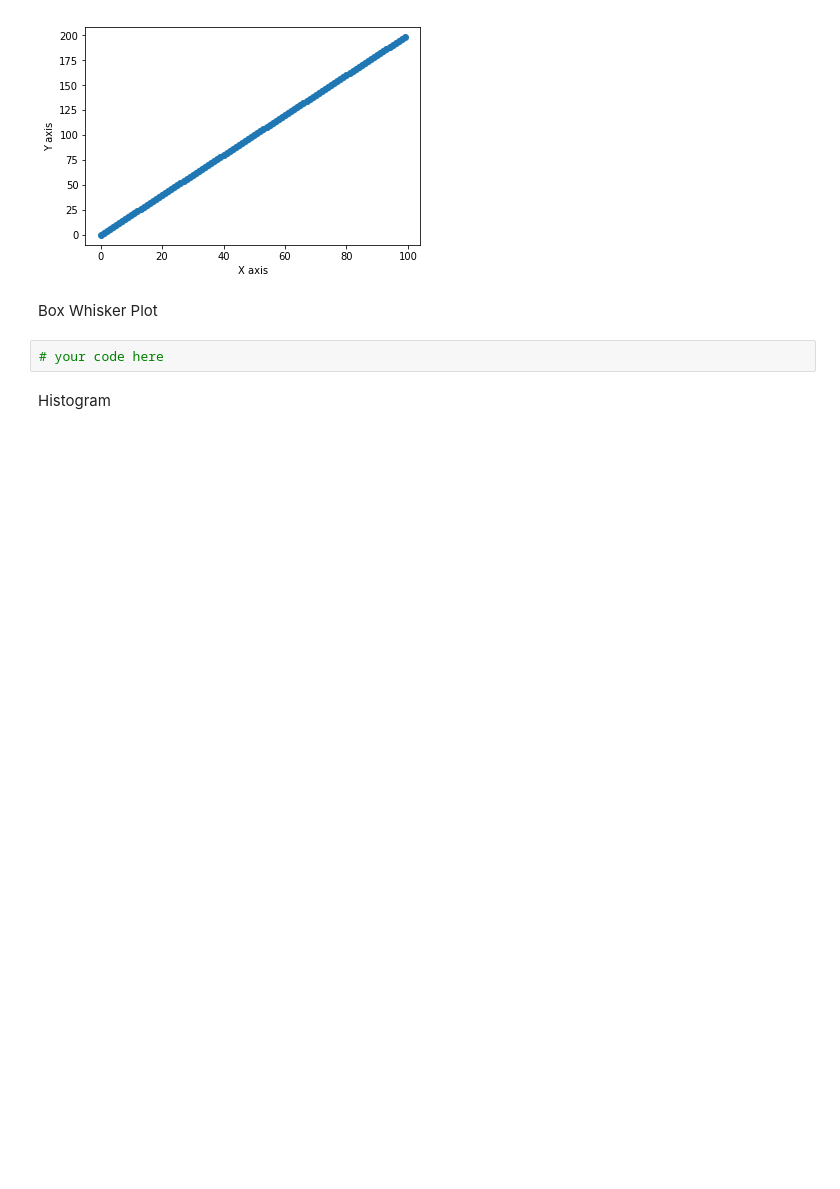
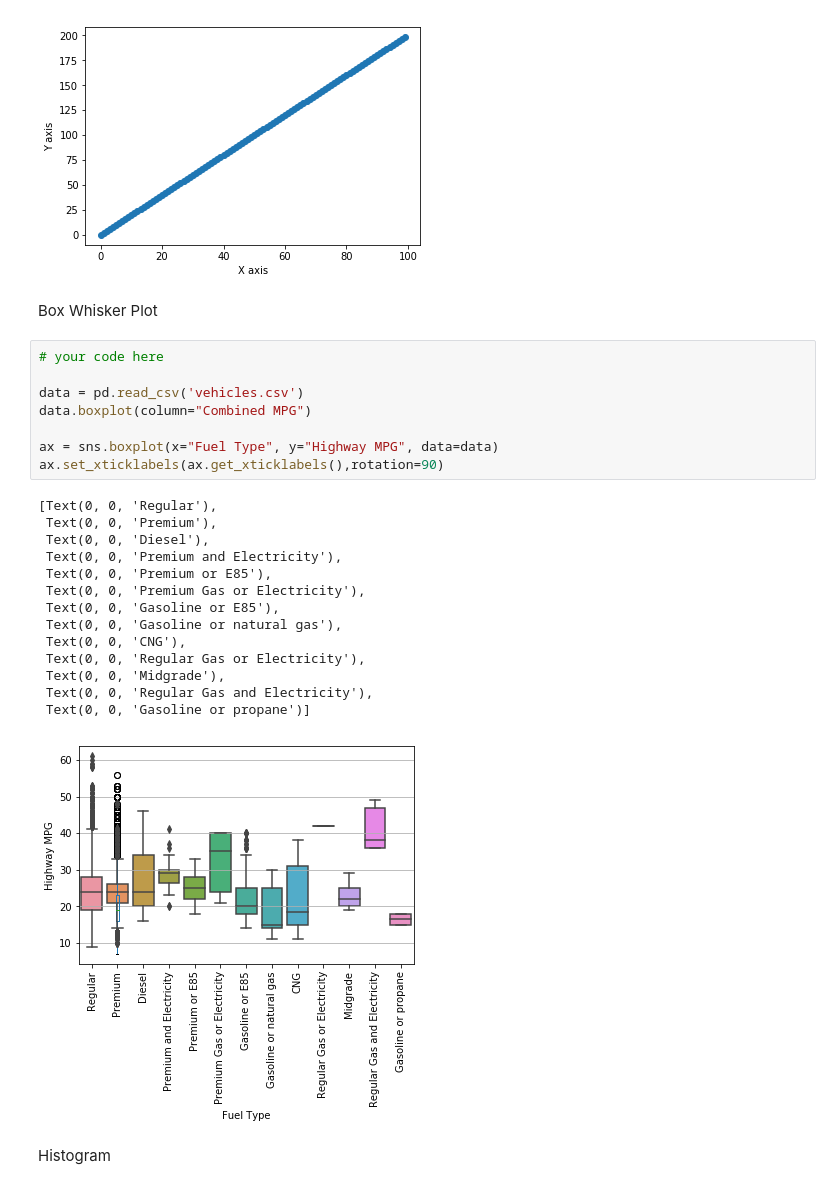
Before and after one commit to stressisboucard/ironhack-datalabs-dataparis0619-pt, a Jupyter notebook: module-2/lab-matplotlib-seaborn/your-code/challenge-1.ipynb, the cells around one changed output. Saved outputs shown, nothing was run; the diff lists cells and outputs as text; blank space fills up the shorter version.

```diff
--- a/module-2/lab-matplotlib-seaborn/your-code/challenge-1.ipynb
+++ b/module-2/lab-matplotlib-seaborn/your-code/challenge-1.ipynb
@@ -110,8 +110,29 @@ Text(0, 0.5, 'Y axis')
 [figure]
 # %% [markdown]
 Box Whisker Plot
-# %%
-# your code here
+# %%
+# your code here
+
+data = pd.read_csv('vehicles.csv')
+data.boxplot(column="Combined MPG")
+
+ax = sns.boxplot(x="Fuel Type", y="Highway MPG", data=data)
+ax.set_xticklabels(ax.get_xticklabels(),rotation=90)
+# %% [output]
+[Text(0, 0, 'Regular'),
+ Text(0, 0, 'Premium'),
+ Text(0, 0, 'Diesel'),
+ Text(0, 0, 'Premium and Electricity'),
+ Text(0, 0, 'Premium or E85'),
+ Text(0, 0, 'Premium Gas or Electricity'),
+ Text(0, 0, 'Gasoline or E85'),
+ Text(0, 0, 'Gasoline or natural gas'),
+ Text(0, 0, 'CNG'),
+ Text(0, 0, 'Regular Gas or Electricity'),
+ Text(0, 0, 'Midgrade'),
+ Text(0, 0, 'Regular Gas and Electricity'),
+ Text(0, 0, 'Gasoline or propane')]
+[figure, added]
 # %% [markdown]
 Histogram
 # %%
```
Also changed, not shown: parts of 2 cells of this notebook, 1 other file.
